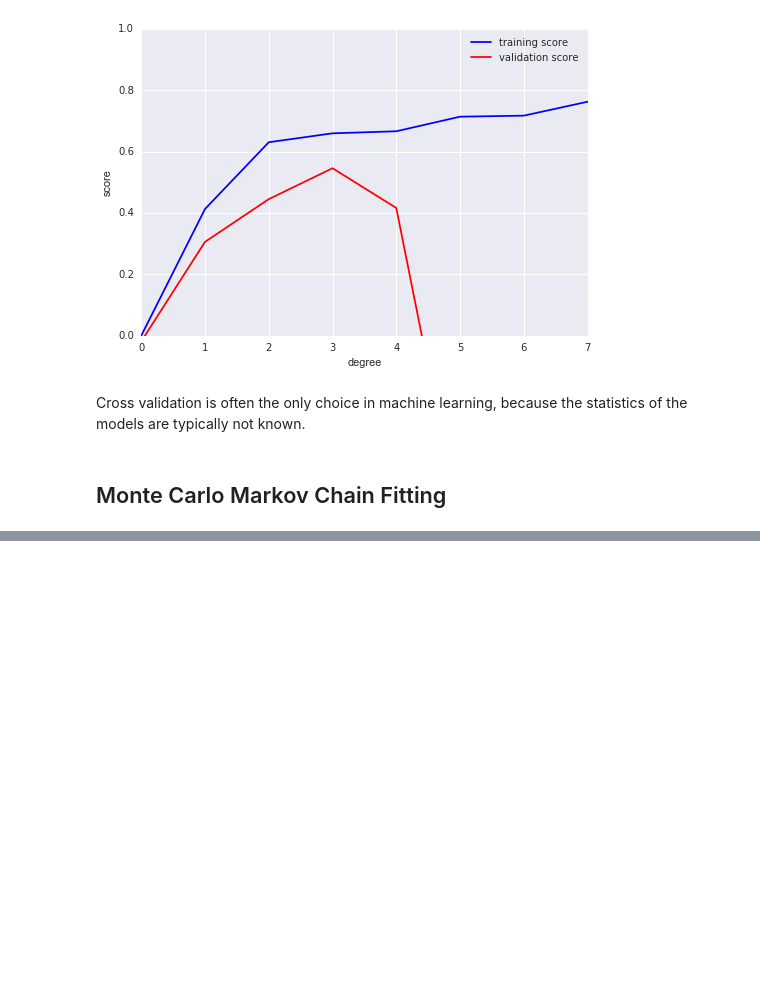
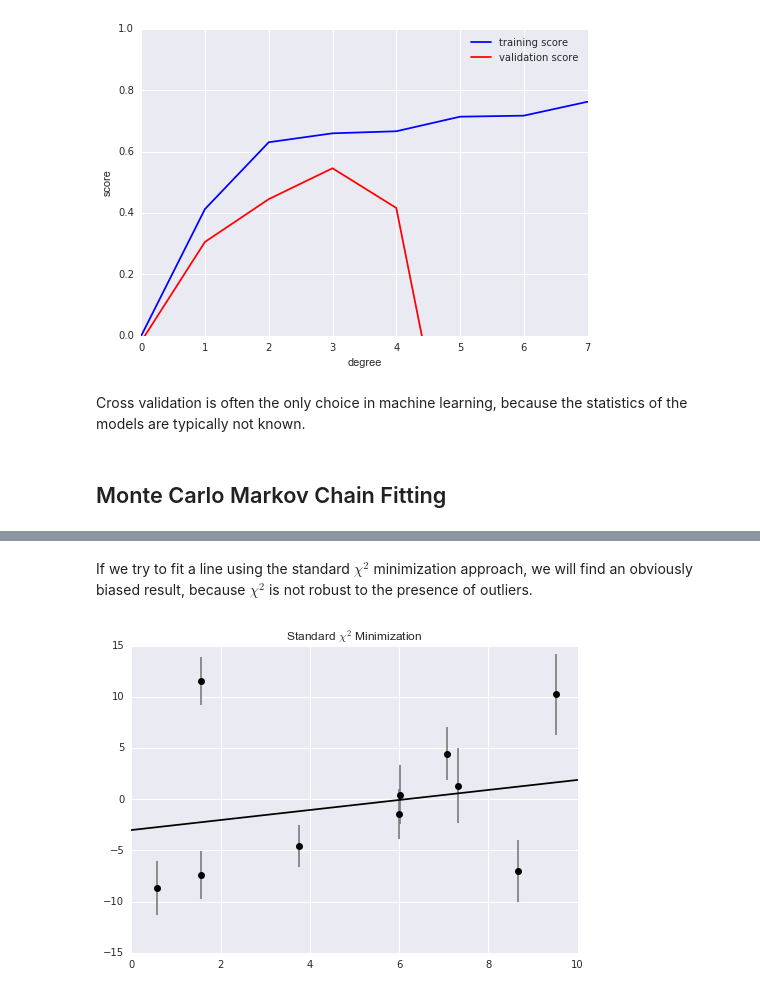
Before and after one commit to toastmaker/5bss, a Jupyter notebook: notebooks/Simple Statistics.ipynb, the cells around one changed output, grey strips where cells are left out. Cells and saved outputs as stored; diff of their text form; code cells hidden in the pictures; blank space fills up the shorter version.

```diff
--- a/notebooks/Simple Statistics.ipynb
+++ b/notebooks/Simple Statistics.ipynb
@@ -494,0 +618,17 @@ Cross validation is often the only choice in machine learning, because the stati
+# %% [markdown]
+If we try to fit a line using the standard $\chi^2$ minimization approach, we will find an obviously biased result, because $\chi^2$ is not robust to the presence of outliers.
+# %%
+from scipy import optimize
+
+def chi2(theta, x=x, y=y, dy=dy):
+    y_model = theta[0] + theta[1] * x
+    return np.sum(0.5 * ((y - y_model) / dy) ** 2)
+
+theta1 = optimize.fmin(chi2, [0, 0], disp=False)
+
+xfit = np.linspace(0, 10)
+plt.errorbar(x, y, dy, fmt='ok', ecolor='gray')
+plt.plot(xfit, theta1[0] + theta1[1] * xfit, '-k')
+plt.title('Standard $\chi^2$ Minimization');
+# %% [output]
+[figure, added]
```
Also changed, not shown: parts of 34 cells of this notebook, 1 other file.
